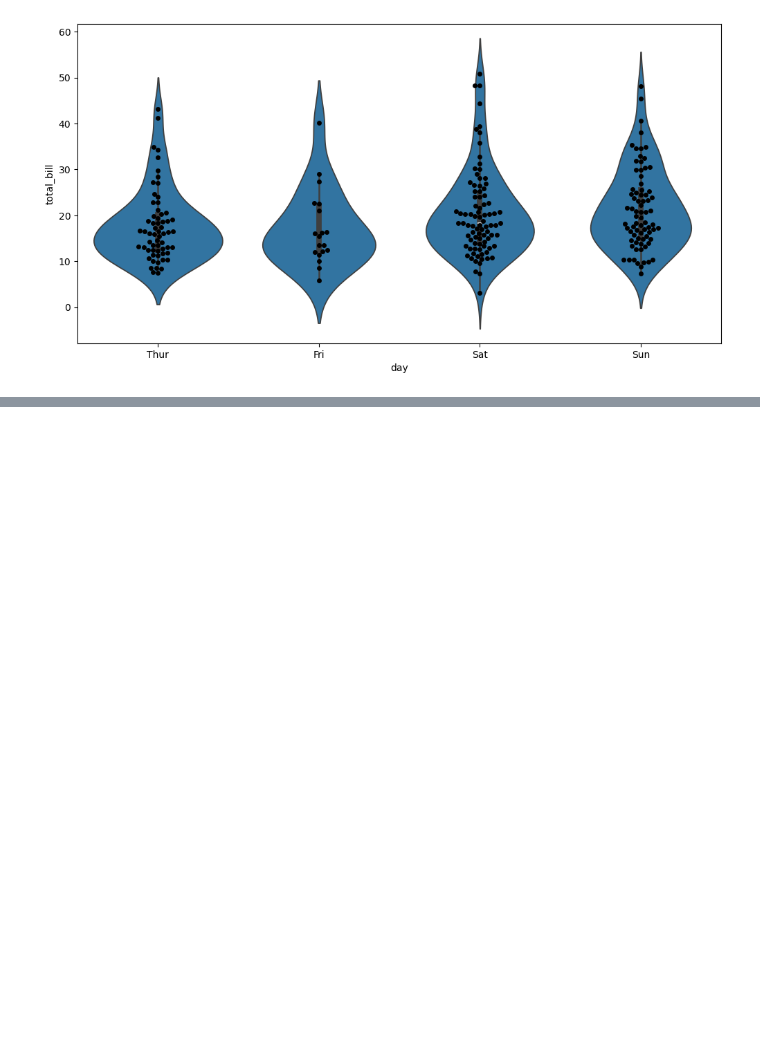
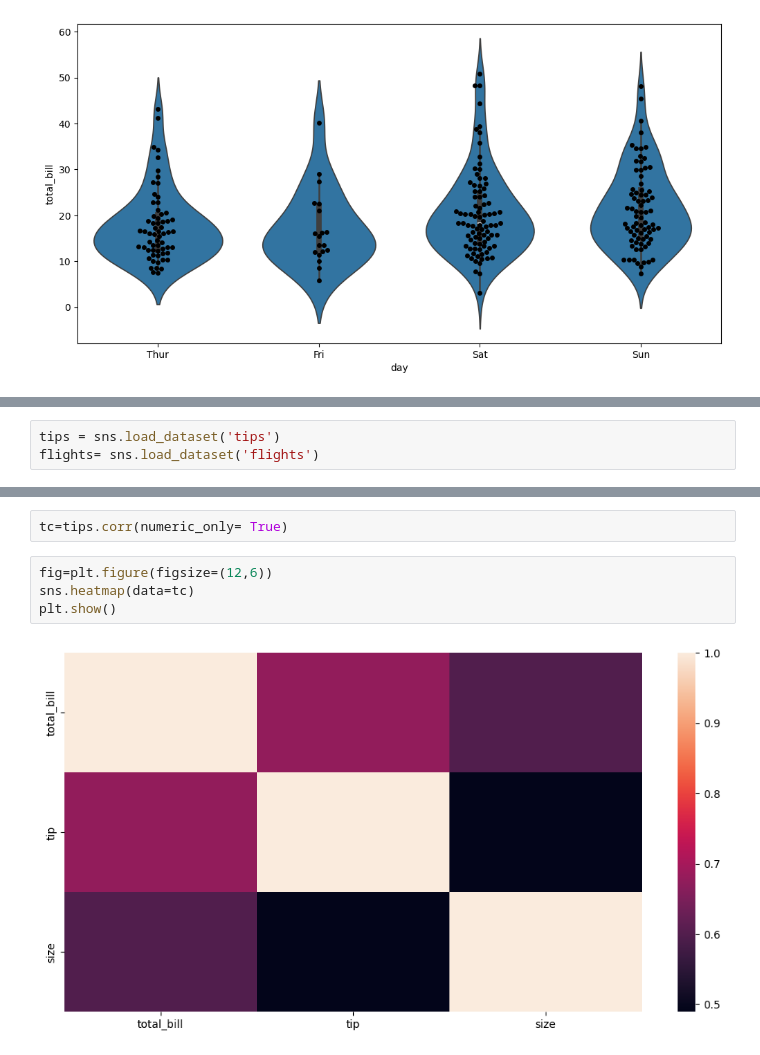
Before and after one commit to SwornaGit/Python_Overview, a Jupyter notebook: Seaborn.ipynb, the cells around one changed output, grey strips where cells are left out. Drawn from its saved outputs; the diff is of its cells as text; blank space fills up the shorter version.

```diff
--- a/Seaborn.ipynb
+++ b/Seaborn.ipynb
@@ -261,0 +268,3 @@ plt.show()
+# %%
+tips = sns.load_dataset('tips')
+flights= sns.load_dataset('flights')
@@ -261,0 +296,8 @@ plt.show()
+# %%
+tc=tips.corr(numeric_only= True)
+# %%
+fig=plt.figure(figsize=(12,6))
+sns.heatmap(data=tc)
+plt.show()
+# %% [output]
+[figure, added]
```
Also changed, not shown: parts of 49 cells of this notebook.
